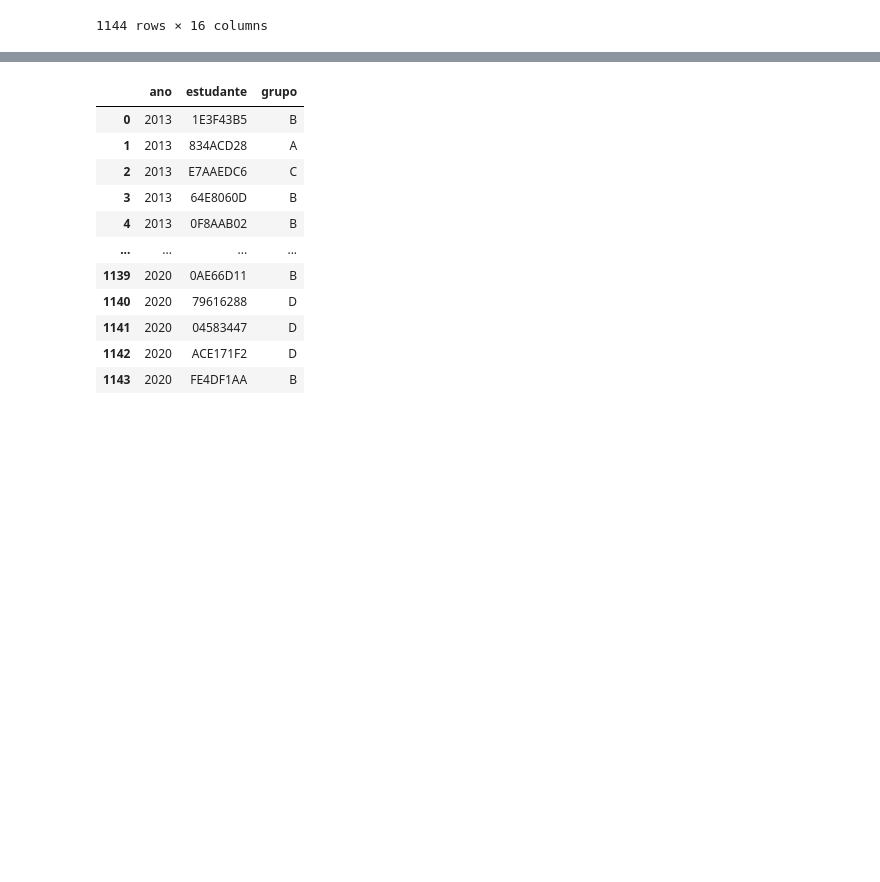
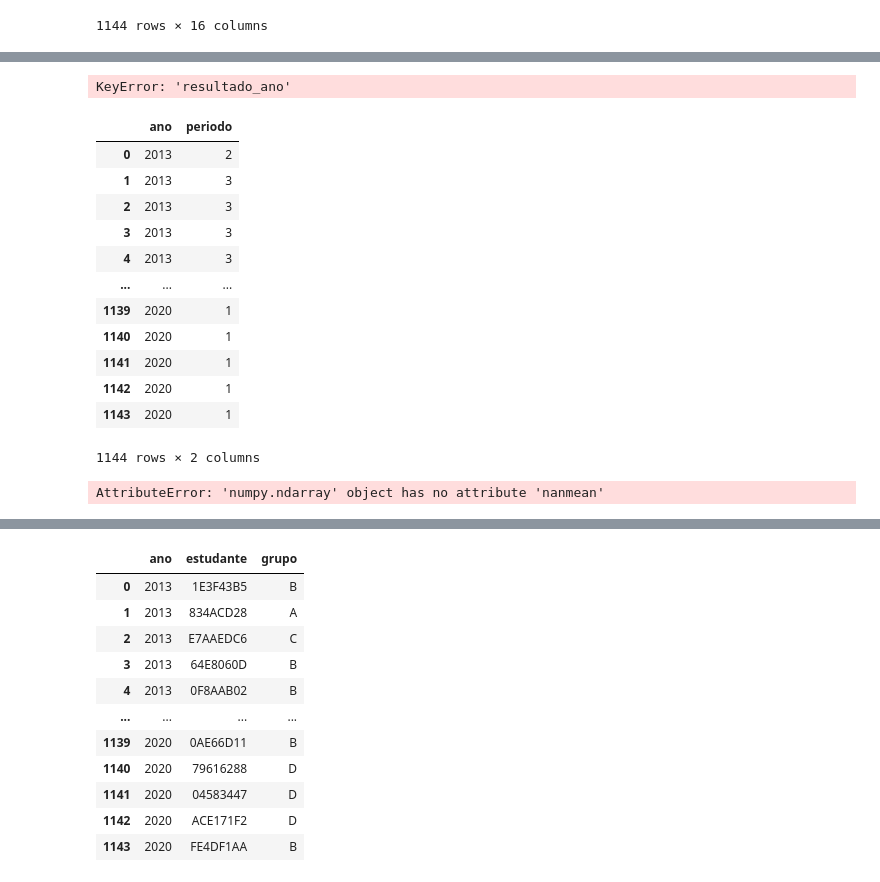
Before and after one commit to ecostadelle/trabalho2mineracao, a Jupyter notebook: planilha_analise.ipynb, the cells around one changed output, grey strips where cells are left out. Drawn from its saved outputs; the diff is of its cells as text; code cells hidden in the pictures; blank space fills up the shorter version.

```diff
--- a/planilha_analise.ipynb
+++ b/planilha_analise.ipynb
@@ -163,4 +193,28 @@ planilha_analise
+# %%
+planilha_analise[planilha_analise['resultado_ano']=='Aprovado']
+# %% [output]
+KeyError: 'resultado_ano'
+# %%
+planilha_analise.iloc[:,0:2]
+# %% [output]
+|  | ano | periodo |
+| 0 | 2013 | 2 |
+| 1 | 2013 | 3 |
+| 2 | 2013 | 3 |
+| 3 | 2013 | 3 |
+| 4 | 2013 | 3 |
+| ... | ... | ... |
+| 1139 | 2020 | 1 |
+| 1140 | 2020 | 1 |
+| 1141 | 2020 | 1 |
+| 1142 | 2020 | 1 |
+| 1143 | 2020 | 1 |
+1144 rows × 2 columns
 # %%
 planilha_analise.to_csv('planilha_analise.csv', index=False)
 # %%
 planilha_analise.to_json('planilha_analise.json', orient='records' )
+# %%
+np.array(boletim_individual['nb1'].to_numpy()).nanmean()
+# %% [output]
+AttributeError: 'numpy.ndarray' object has no attribute 'nanmean'
```
Also changed, not shown: parts of 5 cells of this notebook, 3 other files.
